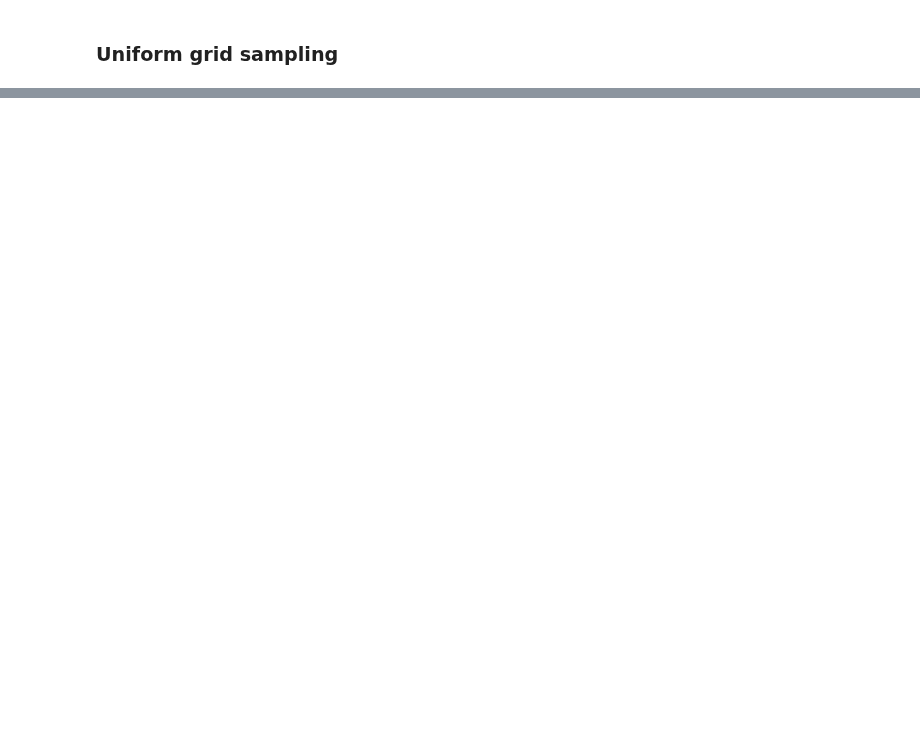
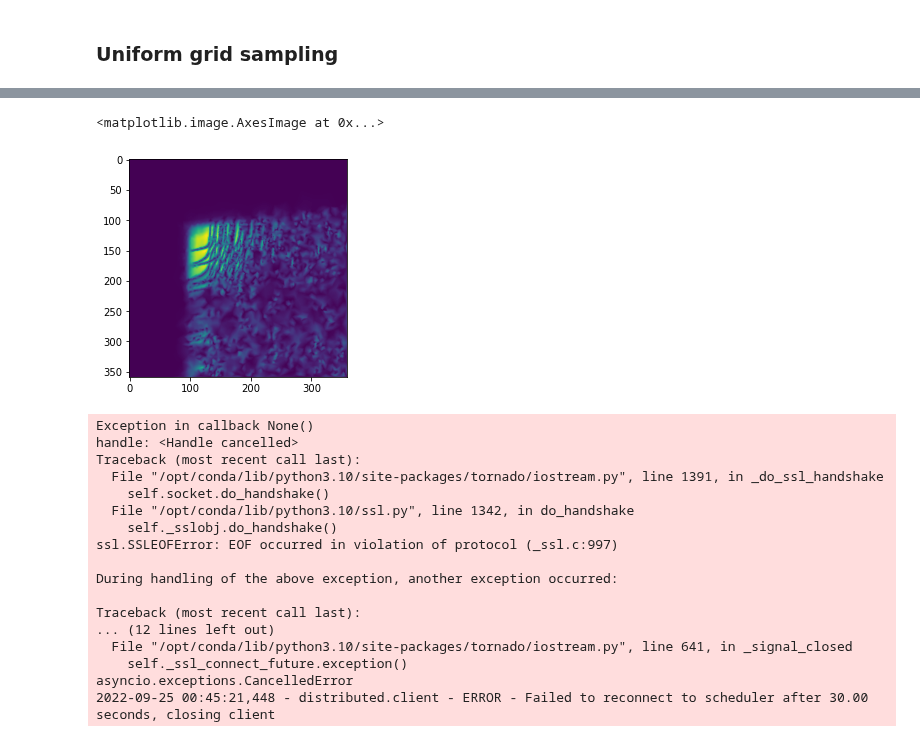
Before and after one commit to Satin21/Trijunction, a Jupyter notebook: analysis/adaptive.ipynb, the cells around one changed output, grey strips where cells are left out. Cells and saved outputs as stored; diff of their text form; code cells hidden in the pictures; blank space fills up the shorter version.

```diff
--- a/analysis/adaptive.ipynb
+++ b/analysis/adaptive.ipynb
@@ -227,0 +211,10 @@ OrderedDict([('right-top',
+# %%
+plunger_min = -5e-3
+plunger_max = 5e-3
+
+bounds = [
+    (plunger_min, plunger_max),
+    (plunger_min, plunger_max),
+]
+
+gates = ['left','top','accum']
@@ -227,0 +225,7 @@ OrderedDict([('right-top',
+# %%
+f = partial(
+        codes.system_functions.adaptive_two_parameters,
+        voltages=voltages[pairs[0]],
+        params=params,
+        gates=gates
+        )
@@ -227,0 +236,31 @@ OrderedDict([('right-top',
+# %%
+learner = adaptive.Learner2D(f, bounds=bounds)
+runner = adaptive.BlockingRunner(
+    learner,
+    goal=lambda l: l.loss() < 0.01,
+    executor=client
+)
+# %%
+_, _, z = learner.interpolated_on_grid()
+# %%
+plt.imshow(z)
+# %% [output]
+<matplotlib.image.AxesImage at 0x...>
+[figure, added]
+Exception in callback None()
+handle: <Handle cancelled>
+Traceback (most recent call last):
+  File "/opt/conda/lib/python3.10/site-packages/tornado/iostream.py", line 1391, in _do_ssl_handshake
+    self.socket.do_handshake()
+  File "/opt/conda/lib/python3.10/ssl.py", line 1342, in do_handshake
+    self._sslobj.do_handshake()
+ssl.SSLEOFError: EOF occurred in violation of protocol (_ssl.c:997)
+
+During handling of the above exception, another exception occurred:
+
+Traceback (most recent call last):
+... (12 lines left out)
+  File "/opt/conda/lib/python3.10/site-packages/tornado/iostream.py", line 641, in _signal_closed
+    self._ssl_connect_future.exception()
+asyncio.exceptions.CancelledError
+2022-09-25 00:45:21,448 - distributed.client - ERROR - Failed to reconnect to scheduler after 30.00 seconds, closing client
```
Also changed, not shown: parts of 57 cells of this notebook, 2 other files.
